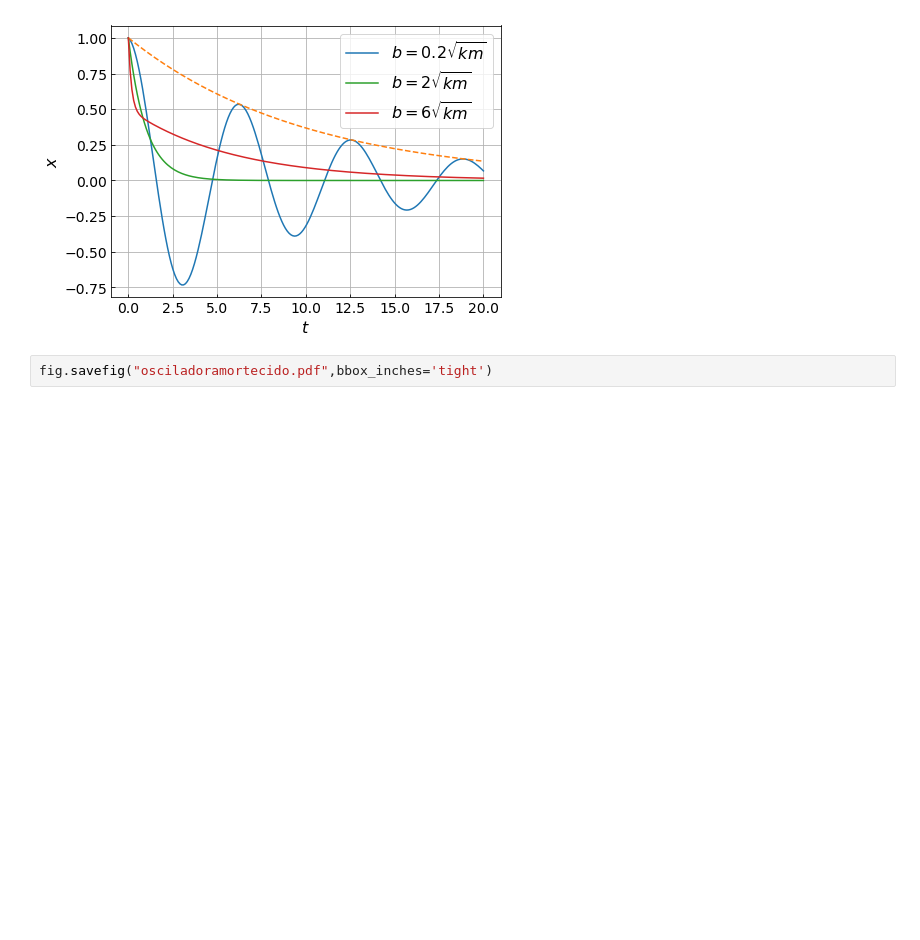
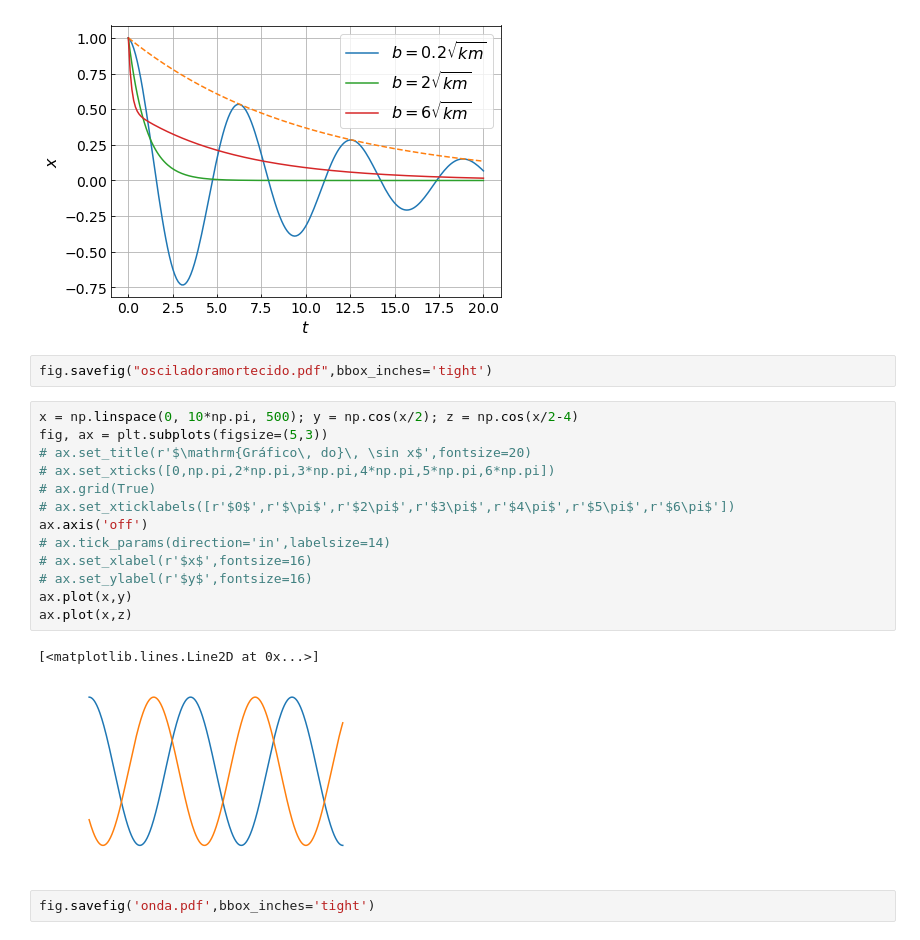
Before and after one commit to maxjaure/UEM-DFI, a Jupyter notebook: 7246-fis-2/aux/notebook.ipynb, the cells around one changed output. Cells and saved outputs as stored; diff of their text form; blank space fills up the shorter version.

Commit message:
onda senoidal

```diff
--- a/7246-fis-2/aux/notebook.ipynb
+++ b/7246-fis-2/aux/notebook.ipynb
@@ -39,3 +39,21 @@ ax.legend(fontsize=16)
 [figure]
 # %%
 fig.savefig("osciladoramortecido.pdf",bbox_inches='tight')
+# %%
+x = np.linspace(0, 10*np.pi, 500); y = np.cos(x/2); z = np.cos(x/2-4)
+fig, ax = plt.subplots(figsize=(5,3))
+# ax.set_title(r'$\mathrm{Gráfico\, do}\, \sin x$',fontsize=20)
+# ax.set_xticks([0,np.pi,2*np.pi,3*np.pi,4*np.pi,5*np.pi,6*np.pi])
+# ax.grid(True)
+# ax.set_xticklabels([r'$0$',r'$\pi$',r'$2\pi$',r'$3\pi$',r'$4\pi$',r'$5\pi$',r'$6\pi$'])
+ax.axis('off')
+# ax.tick_params(direction='in',labelsize=14)
+# ax.set_xlabel(r'$x$',fontsize=16)
+# ax.set_ylabel(r'$y$',fontsize=16)
+ax.plot(x,y)
+ax.plot(x,z)
+# %% [output]
+[<matplotlib.lines.Line2D at 0x...>]
+[figure, added]
+# %%
+fig.savefig('onda.pdf',bbox_inches='tight')
```
Also changed, not shown: 4 other files.
